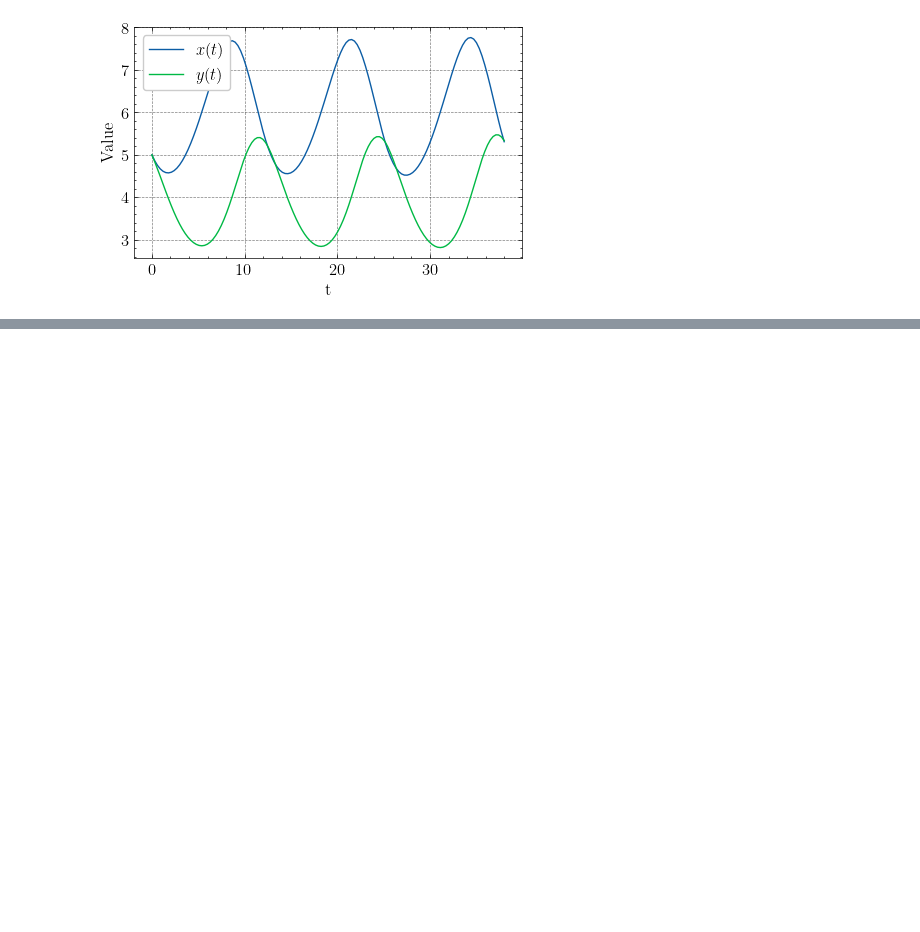
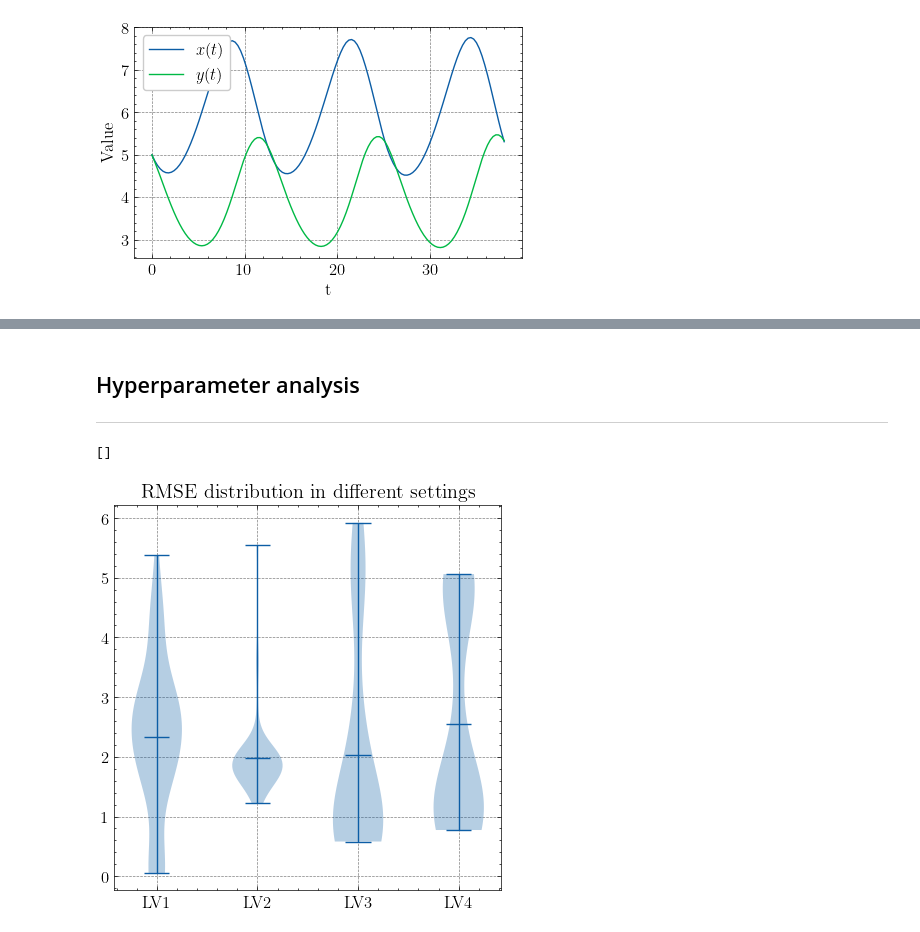
Before and after one commit to DaniilLaptev/pinns, a Jupyter notebook: code/lotkavolterra.ipynb, the cells around one changed output, grey strips where cells are left out. Cells and saved outputs as stored; diff of their text form; code cells hidden in the pictures; blank space fills up the shorter version.

Commit message:
New HPs analysis

```diff
--- a/code/lotkavolterra.ipynb
+++ b/code/lotkavolterra.ipynb
@@ -144,0 +272,3 @@ plot_ode(problem.t.numpy(), [(problem.solution[0], r'$x(t)$', None), ((problem.s
+# %% [markdown]
+## Hyperparameter analysis
+---
@@ -144,0 +278,23 @@ plot_ode(problem.t.numpy(), [(problem.solution[0], r'$x(t)$', None), ((problem.s
+# %%
+new_names = ['rmse', 'L', 'N_D', 'W', 'init', 'lr', 'w1', 'w2', 'w3', 'iters']
+
+lv1 = pd.read_csv('./studies/lv_1.csv', index_col=0).drop(['number', 'datetime_start', 'datetime_complete', 'duration', 'state'], axis=1)
+lv2 = pd.read_csv('./studies/lv_2.csv', index_col=0).drop(['number', 'datetime_start', 'datetime_complete', 'duration', 'state'], axis=1)
+lv3 = pd.read_csv('./studies/lv_3.csv', index_col=0).drop(['number', 'datetime_start', 'datetime_complete', 'duration', 'state'], axis=1)
+lv4 = pd.read_csv('./studies/lv_4.csv', index_col=0).drop(['number', 'datetime_start', 'datetime_complete', 'duration', 'state'], axis=1)
+
+for df in [lv1, lv2, lv3, lv4]:
+    df.columns = new_names
+# %%
+fig = plt.figure(figsize=(5, 5))
+plt.violinplot(
+    [lv1['rmse'].to_numpy(), lv2['rmse'].to_numpy(), lv3['rmse'].to_numpy(), lv4['rmse'].to_numpy()],
+    showextrema=True, showmeans=True
+)
+
+plt.title('RMSE distribution in different settings')
+plt.xticks(ticks=[1, 2, 3, 4], labels=['LV1', 'LV2', 'LV3', 'LV4'])
+plt.plot()
+# %% [output]
+[]
+[figure, added]
```
Also changed, not shown: parts of 18 cells of this notebook, 2 other files.
